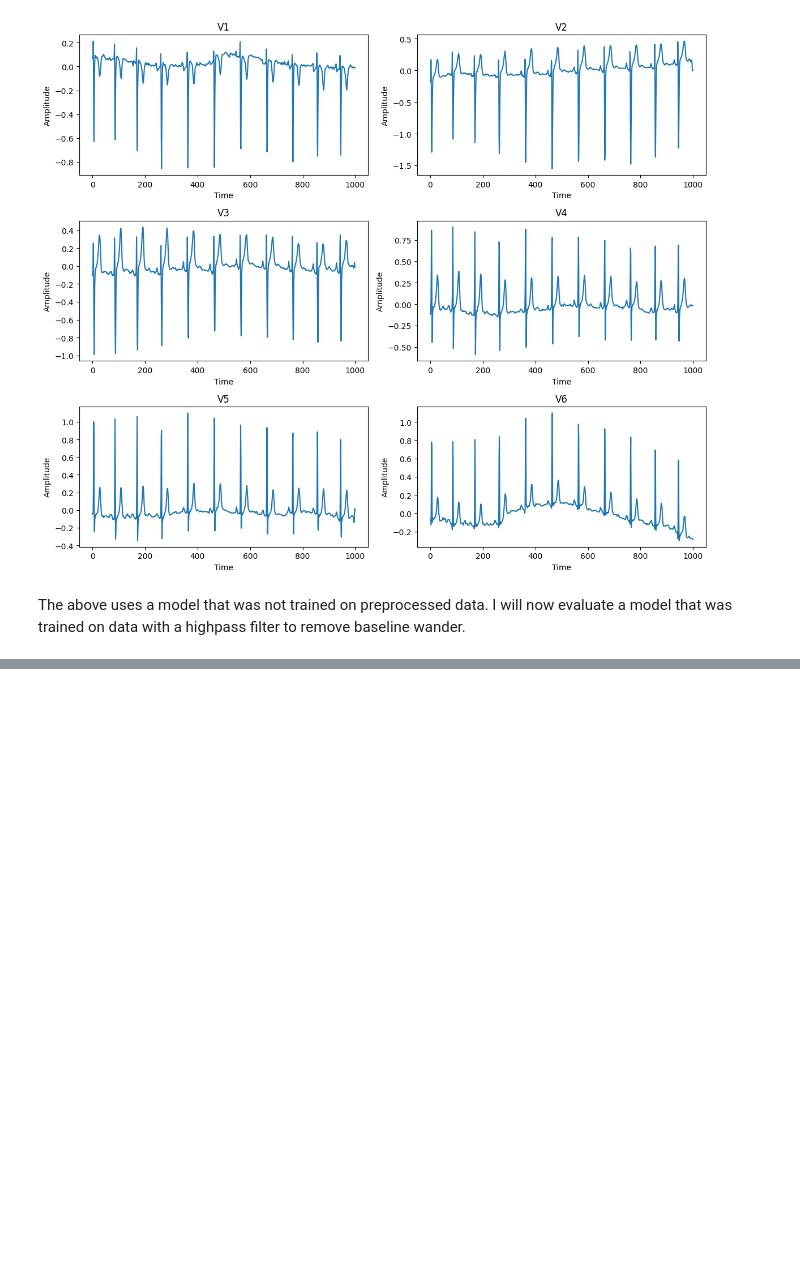
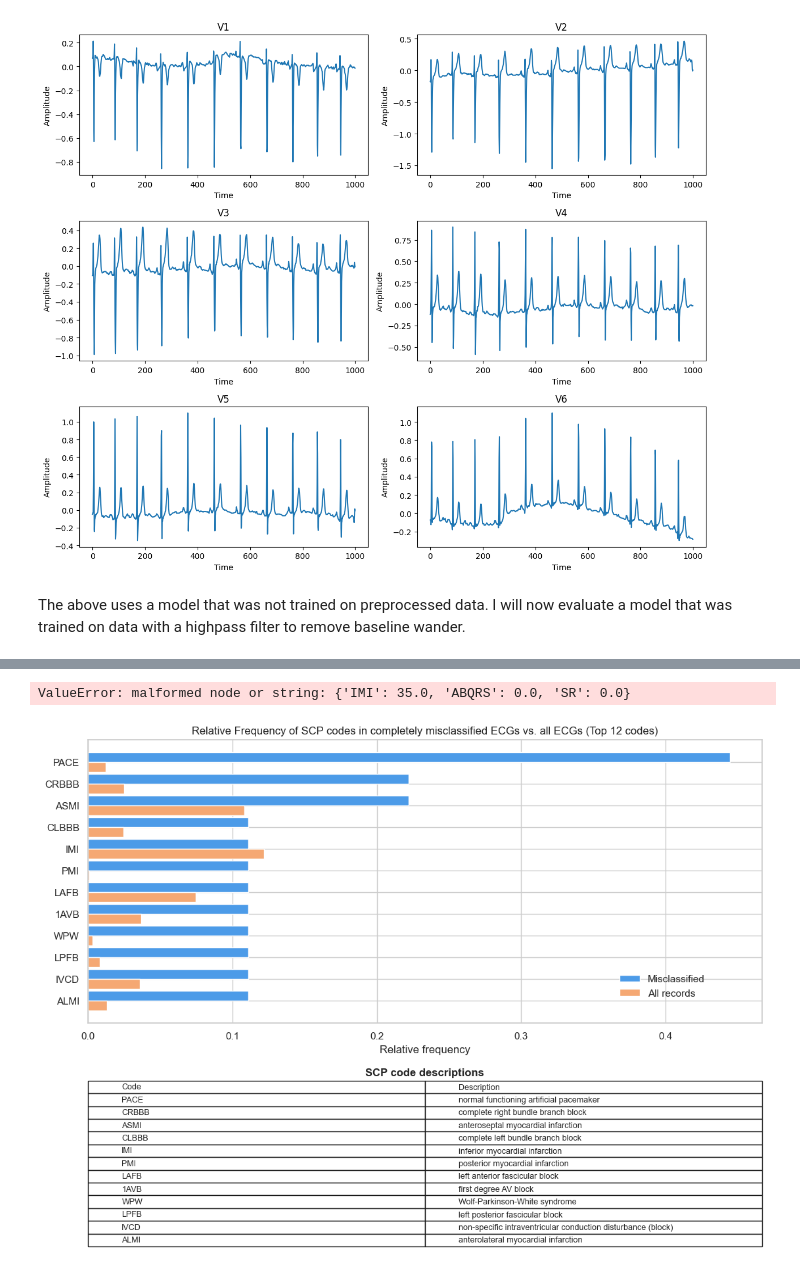
Before and after one commit to Nateml/bachelors_thesis, a Jupyter notebook: notebooks/exploratory/model_analysis.ipynb, the cells around one changed output, grey strips where cells are left out. Cells and saved outputs as stored; diff of their text form; code cells hidden in the pictures; blank space fills up the shorter version.

```diff
--- a/notebooks/exploratory/model_analysis.ipynb
+++ b/notebooks/exploratory/model_analysis.ipynb
@@ -267,0 +486,26 @@ The above uses a model that was not trained on preprocessed data. I will now eva
+# %%
+# Convert scp code strings to dictionaries
+import ast
+meta['scp_codes'] = meta['scp_codes'].apply(lambda x: ast.literal_eval(x))
+# %% [output]
+ValueError: malformed node or string: {'IMI': 35.0, 'ABQRS': 0.0, 'SR': 0.0}
+# %%
+THRESHOLD = 0.5
+def codes_above_threshold(code_dict, thr=THRESHOLD):
+    return {code for code, prob in code_dict.items() if prob >= thr}
+
+meta["present_codes"] = meta["scp_codes"].apply(codes_above_threshold)
+# %%
+from collections import Counter
+distribution: Counter = Counter(code
+                       for codes in meta["present_codes"]
+                       for code in codes)
+
+code_densities = distribution
+
+# Get the code counts of just the outliers
+outlier_distribution = Counter(code
+                       for codes in meta.iloc[wrong_hungarian]["present_codes"]
+                       for code in codes)
+
+outlier_code_densities = outlier_distribution
@@ -267,0 +604,8 @@ The above uses a model that was not trained on preprocessed data. I will now eva
+# %%
+pretty_code_density_plot(
+    code_densities,
+    outlier_code_densities,
+    scp_statement_csv="../../data/raw/ptb-xl/scp_statements.csv",
+)
+# %% [output]
+[figure, added]
```
Also changed, not shown: parts of 64 cells of this notebook, 9 other files.
